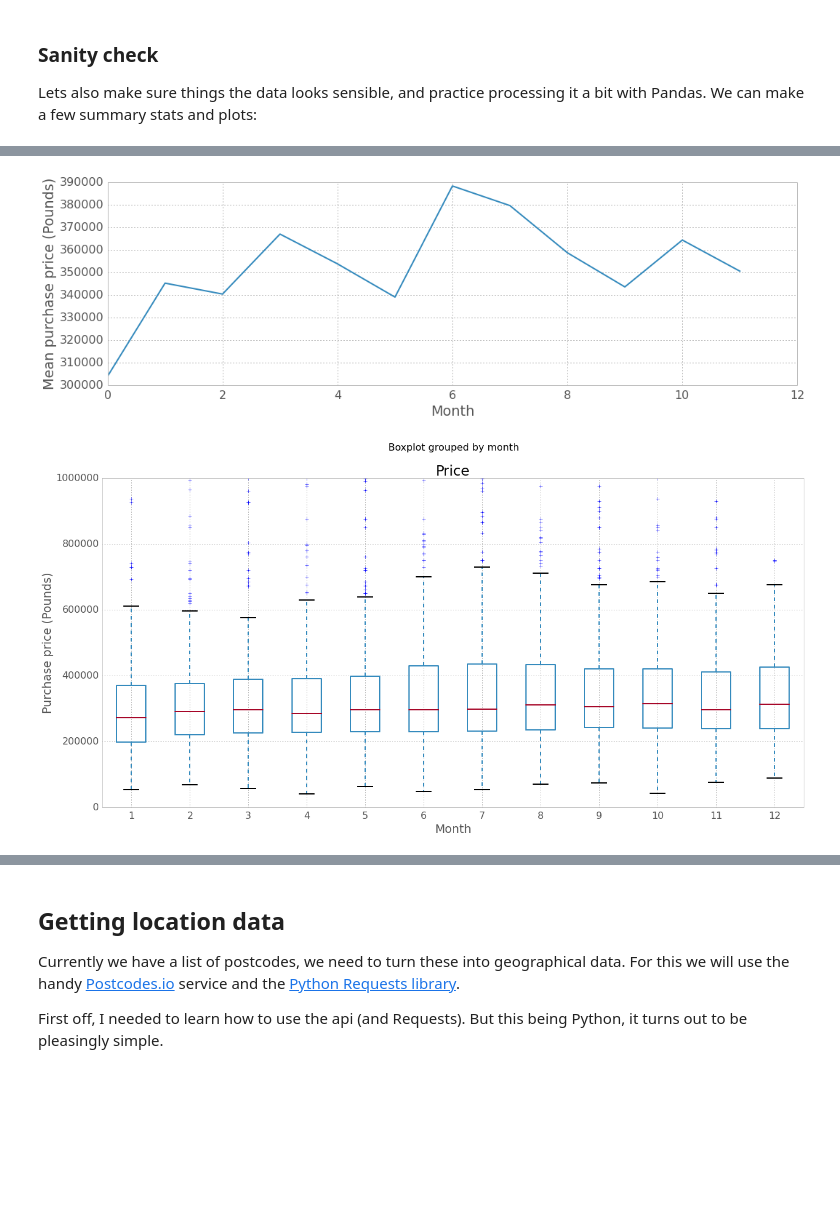
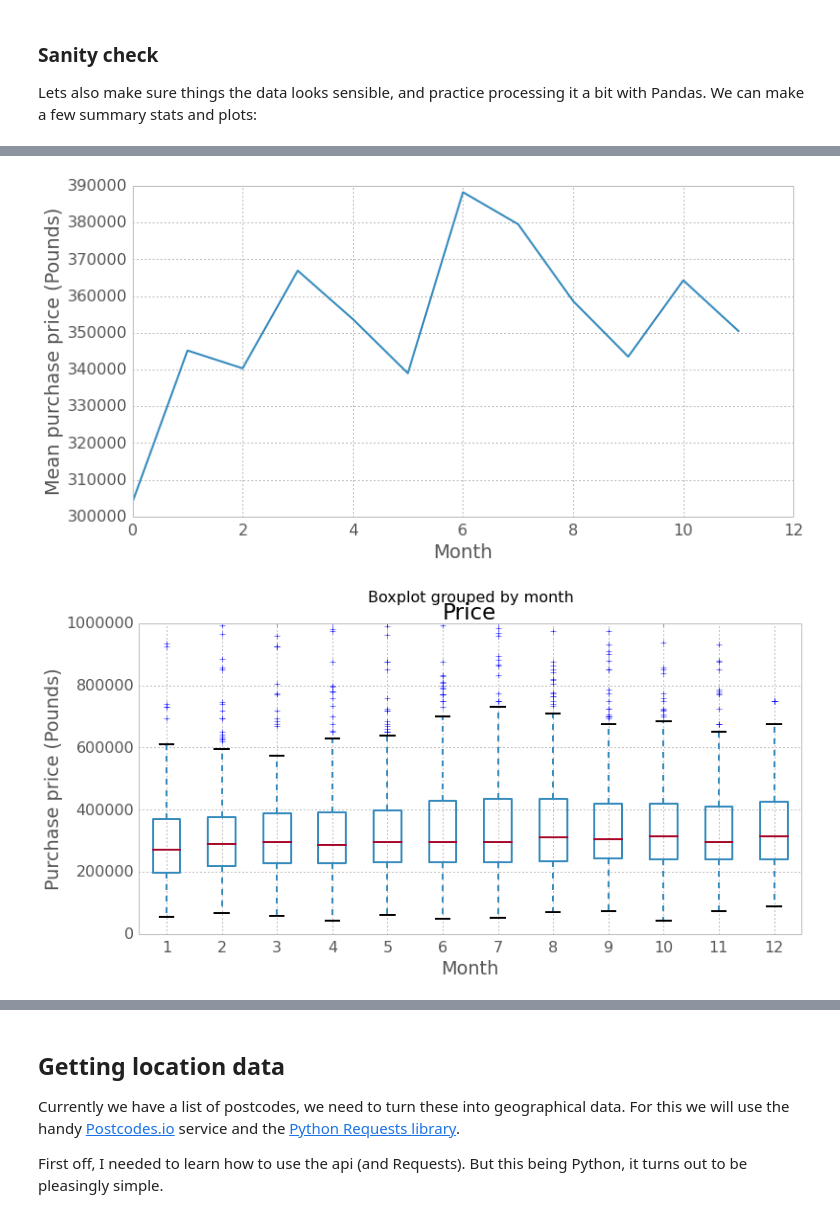
Before and after one commit to Buntworthy/notebooks, a Jupyter notebook: Cambridge house price data.ipynb, the cells around one changed output, grey strips where cells are left out. Saved outputs shown, nothing was run; the diff lists cells and outputs as text; code cells hidden in the pictures; blank space fills up the shorter version.

```diff
--- a/Cambridge house price data.ipynb
+++ b/Cambridge house price data.ipynb
@@ -33,7 +33,7 @@ import time
 
 pd.options.display.mpl_style = 'default'
 from matplotlib import rcParams
-rcParams['figure.figsize'] = (10, 6)
+rcParams['figure.figsize'] = (12, 6)
 rcParams['figure.dpi'] = 150
 rcParams['font.size'] = 16
 rcParams['font.family'] = 'sans-serif'
@@ -91,20 +90,19 @@ Median price paid in 2014  = £ 295250
 # %%
 monthMeans = cropData['Price'].groupby(cropData.index.month).aggregate(np.mean)
-plt.figure(figsize = (17, 5))
 plt.plot(monthMeans)
 plt.xlabel('Month')
 plt.ylabel('Mean purchase price (Pounds)')
 plt.show()
 # %% [output]
-[figure, old version]
+[figure, new version]
 # %%
 cropData['month'] = cropData.index.month
-cropData.boxplot(column='Price',by='month',figsize=(20,10))
+cropData.boxplot(column='Price',by='month')
 plt.ylim((0, 1000000))
 plt.xlabel('Month')
 plt.ylabel('Purchase price (Pounds)')
 plt.show()
 # %% [output]
-[figure, old version]
+[figure, new version]
 # %%
 saleCount = cropData['Price'].groupby(cropData.index.month).aggregate(len)
```
Also changed, not shown: parts of 5 cells of this notebook, 2 other files.
